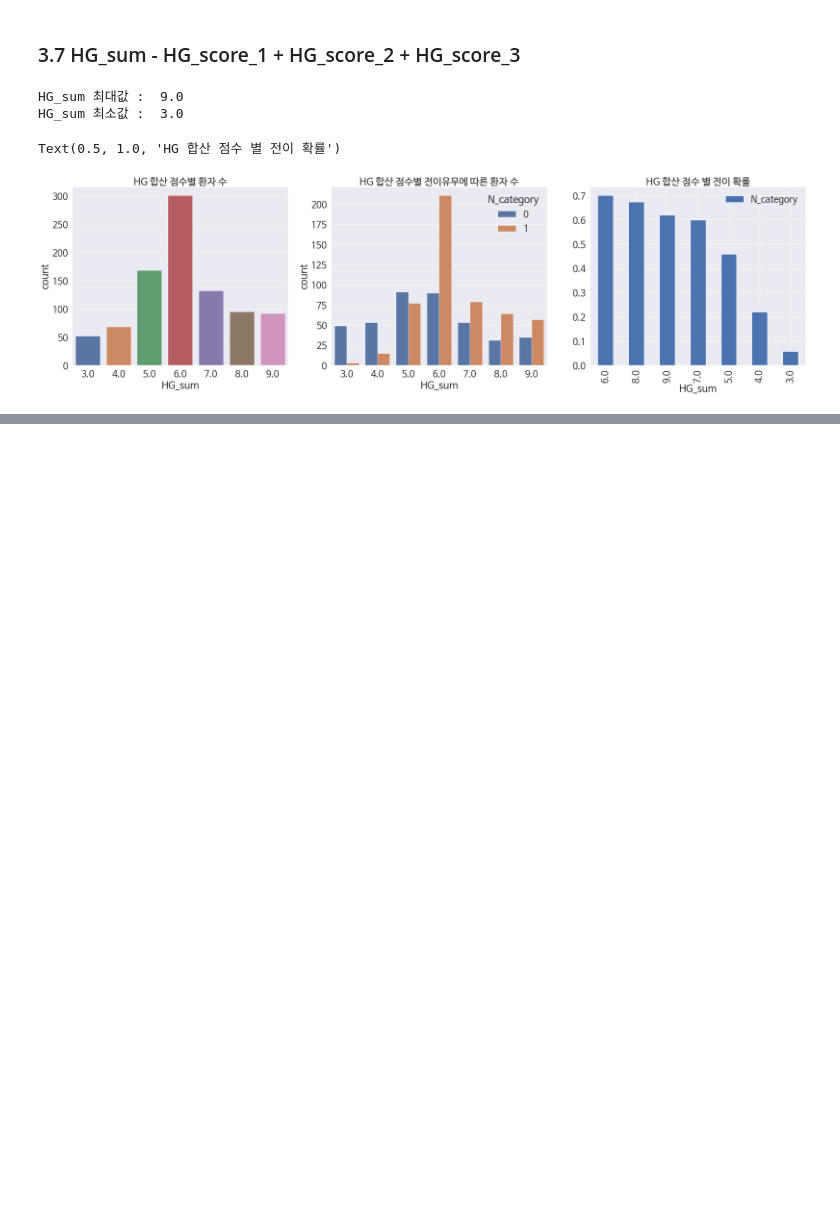
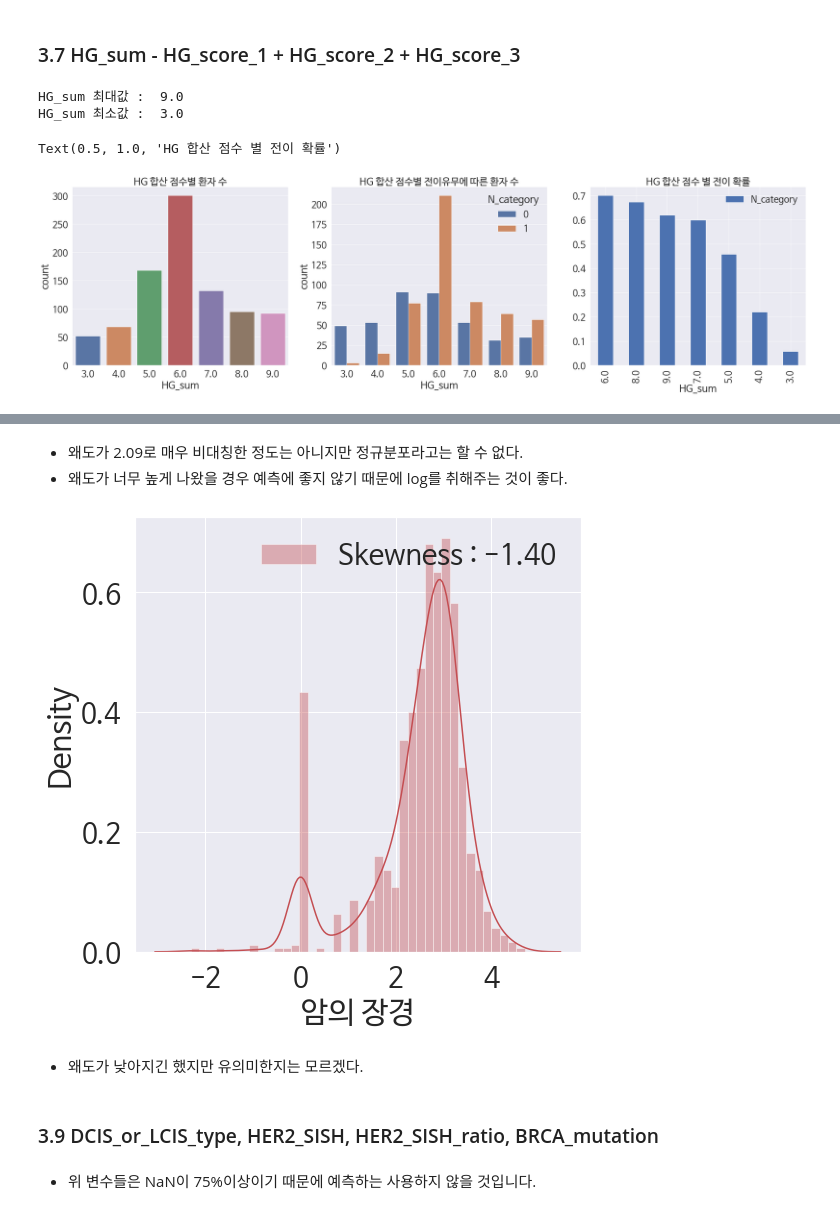
Before and after one commit to JaeHong-Park987/Pulse_lymph, a Jupyter notebook: 유방암의 임파선 전이 예측.ipynb, the cells around one changed output, grey strips where cells are left out. Saved outputs shown, nothing was run; the diff lists cells and outputs as text; code cells hidden in the pictures; blank space fills up the shorter version.

```diff
--- a/유방암의 임파선 전이 예측.ipynb
+++ b/유방암의 임파선 전이 예측.ipynb
@@ -391,0 +409,18 @@ Text(0.5, 1.0, 'HG 합산 점수 별 전이 확률')
+# %% [markdown]
+* 왜도가 2.09로 매우 비대칭한 정도는 아니지만 정규분포라고는 할 수 없다.
+* 왜도가 너무 높게 나왔을 경우 예측에 좋지 않기 때문에 log를 취해주는 것이 좋다.
+# %%
+# log로 변환
+df_train['암의 장경'] = df_train['암의 장경'].map(lambda i : np.log(i) if i > 0  else 0)
+
+fig, ax = plt.subplots(1, 1, figsize = (8,8))
+g = sns.distplot(df_train['암의 장경'], color = 'r', label = 'Skewness : {:.2f}'.format(df_train['암의 장경'].skew()), ax = ax)
+g = g.legend(loc='best')
+# %% [output]
+[figure, added]
+# %% [markdown]
+* 왜도가 낮아지긴 했지만 유의미한지는 모르겠다.
+# %% [markdown]
+### 3.9 DCIS_or_LCIS_type, HER2_SISH, HER2_SISH_ratio, BRCA_mutation
+# %% [markdown]
+* 위 변수들은 NaN이 75%이상이기 때문에 예측하는 사용하지 않을 것입니다.
```
Also changed, not shown: parts of 6 cells of this notebook.
